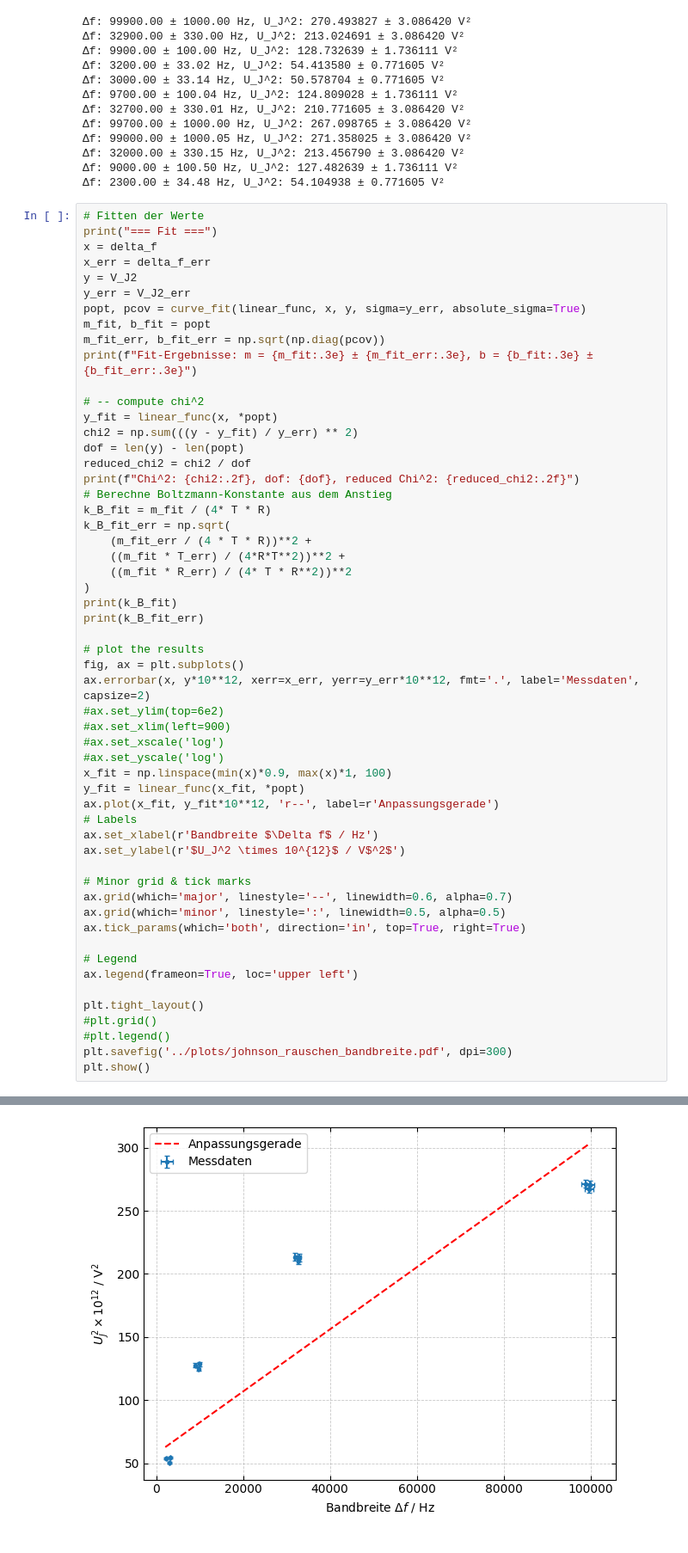
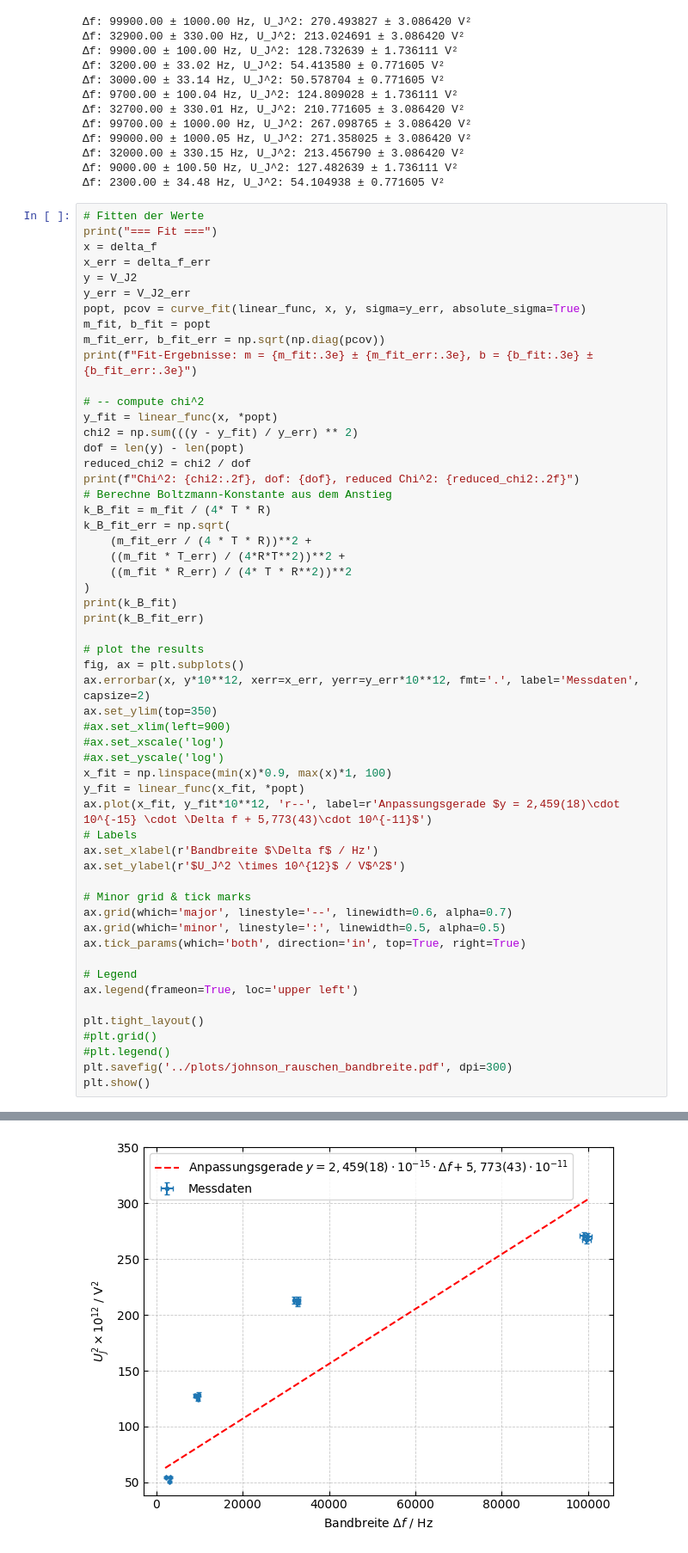
Before and after one commit to itzhaQQ/P4_WS2526, a Jupyter notebook: 425_ElektronischesRauschen/src/johnson.ipynb, the cells around one changed output, grey strips where cells are left out. Shown at 86% size. Cells and saved outputs as stored; diff of their text form.

```diff
--- a/425_ElektronischesRauschen/src/johnson.ipynb
+++ b/425_ElektronischesRauschen/src/johnson.ipynb
@@ -377,37 +377,37 @@ print(k_B_fit_err)
 # plot the results
 fig, ax = plt.subplots()
 ax.errorbar(x, y*10**12, xerr=x_err, yerr=y_err*10**12, fmt='.', label='Messdaten', capsize=2)
-#ax.set_ylim(top=6e2)
+ax.set_ylim(top=350)
 #ax.set_xlim(left=900)
 #ax.set_xscale('log')
 #ax.set_yscale('log')
 x_fit = np.linspace(min(x)*0.9, max(x)*1, 100)
 y_fit = linear_func(x_fit, *popt)
-ax.plot(x_fit, y_fit*10**12, 'r--', label=r'Anpassungsgerade')
+ax.plot(x_fit, y_fit*10**12, 'r--', label=r'Anpassungsgerade $y = 2,459(18)\cdot 10^{-15} \cdot \Delta f + 5,773(43)\cdot 10^{-11}$')
 # Labels
 ax.set_xlabel(r'Bandbreite $\Delta f$ / Hz')
 ax.set_ylabel(r'$U_J^2 \times 10^{12}$ / V$^2$')
 
 # Minor grid & tick marks
 ax.grid(which='major', linestyle='--', linewidth=0.6, alpha=0.7)
 ax.grid(which='minor', linestyle=':', linewidth=0.5, alpha=0.5)
 ax.tick_params(which='both', direction='in', top=True, right=True)
 
 # Legend
 ax.legend(frameon=True, loc='upper left')
 
 plt.tight_layout()
 #plt.grid()
 #plt.legend()
 plt.savefig('../plots/johnson_rauschen_bandbreite.pdf', dpi=300)
 plt.show()
 # %% [output]
 === Fit ===
 Fit-Ergebnisse: m = 2.459e-15 ± 1.843e-17, b = 5.773e-11 ± 4.275e-13
 Chi^2: 4903.12, dof: 10, reduced Chi^2: 490.31
 2.0873140658646923e-24
 2.6093449393852396e-26
-[figure, old version]
+[figure, new version]
 # %%
 %matplotlib inline
 import numpy as np
```
Also changed, not shown: parts of 1 cell of this notebook, 7 other files.
